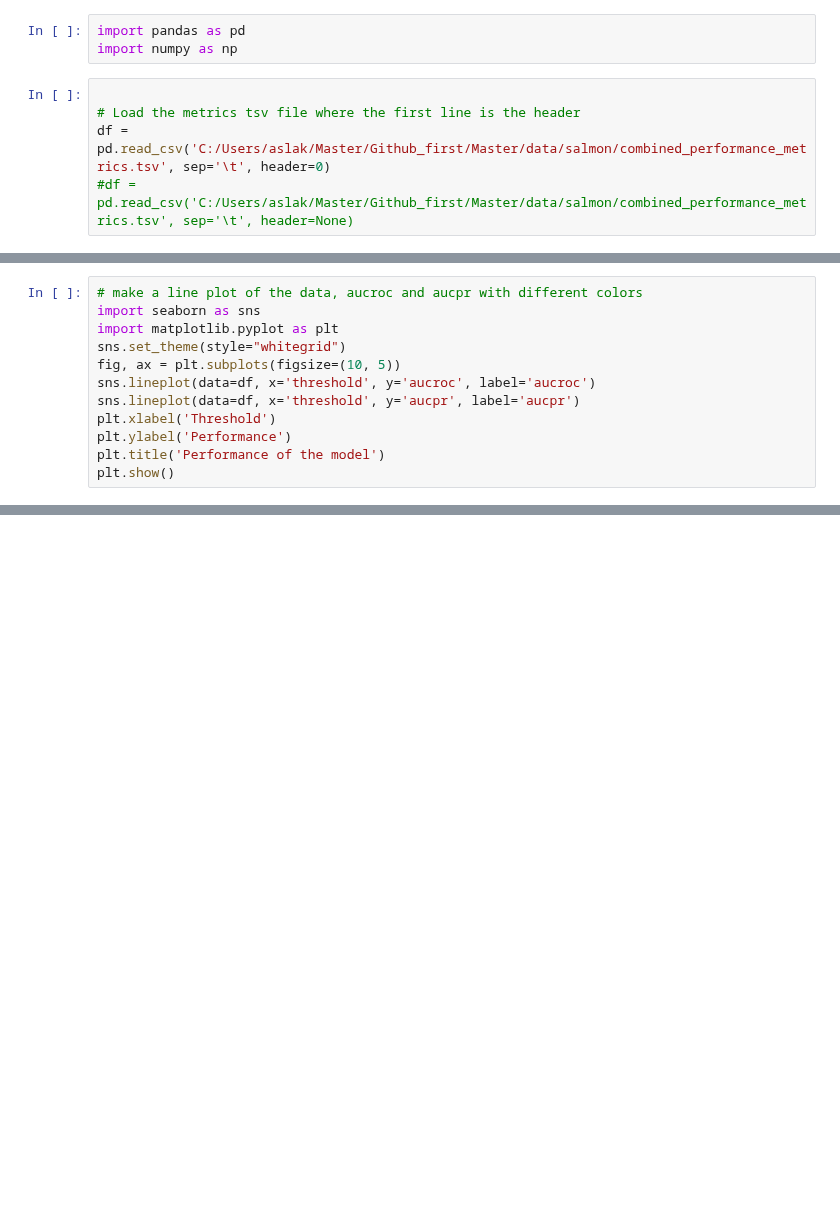
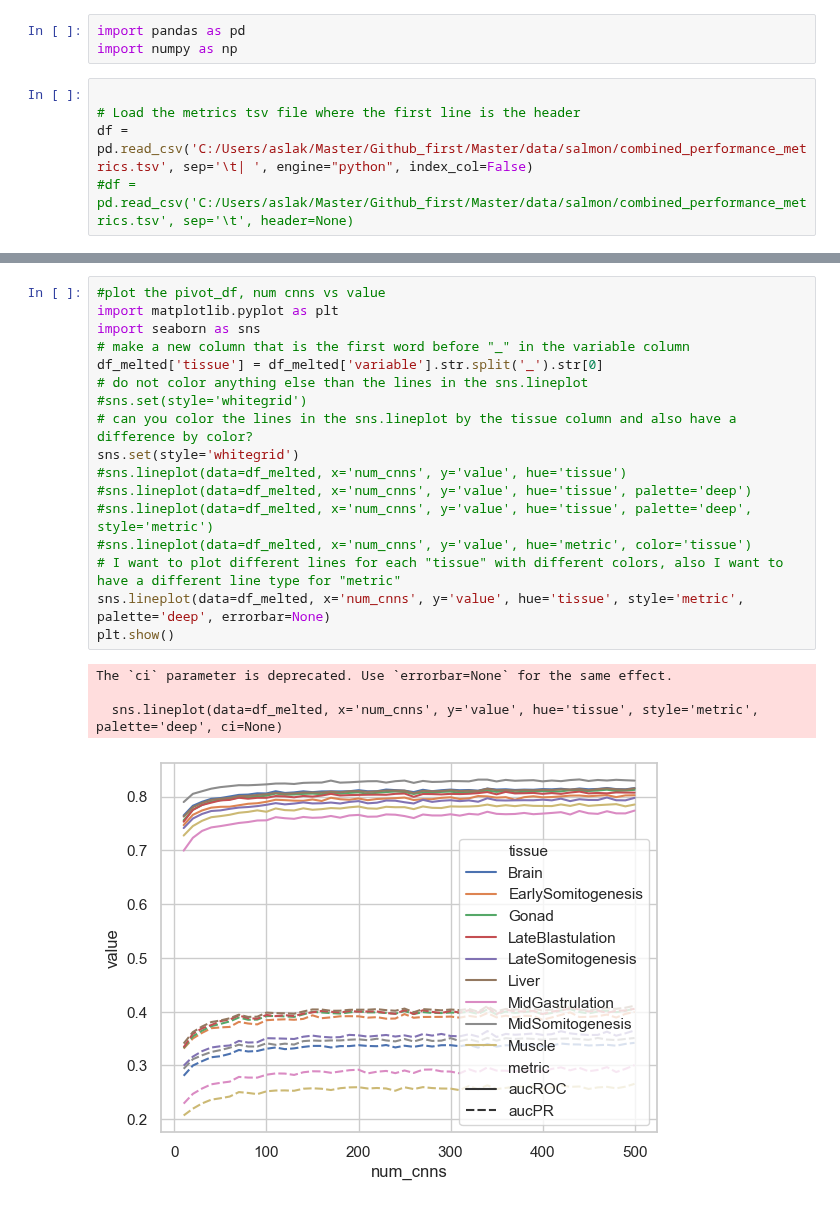
Before and after one commit to aslakbfj/Master, a Jupyter notebook: notebooks/view_all_metrics.ipynb, the cells around one changed output, grey strips where cells are left out. Saved outputs shown, nothing was run; the diff lists cells and outputs as text; blank space fills up the shorter version.

```diff
--- a/notebooks/view_all_metrics.ipynb
+++ b/notebooks/view_all_metrics.ipynb
@@ -4,7 +4,7 @@ import numpy as np
 # %%
 
 # Load the metrics tsv file where the first line is the header
-df = pd.read_csv('C:/Users/aslak/Master/Github_first/Master/data/salmon/combined_performance_metrics.tsv', sep='\t', header=0)
+df = pd.read_csv('C:/Users/aslak/Master/Github_first/Master/data/salmon/combined_performance_metrics.tsv', sep='\t| ', engine="python", index_col=False)
 #df = pd.read_csv('C:/Users/aslak/Master/Github_first/Master/data/salmon/combined_performance_metrics.tsv', sep='\t', header=None)
 # %%
 # print the first row
@@ -42,12 +20,0 @@ pivot_df.to_csv('C:/Users/aslak/Master/Github_first/Master/data/salmon/combined_
-# %%
-# make a line plot of the data, aucroc and aucpr with different colors
-import seaborn as sns
-import matplotlib.pyplot as plt
-sns.set_theme(style="whitegrid")
-fig, ax = plt.subplots(figsize=(10, 5))
-sns.lineplot(data=df, x='threshold', y='aucroc', label='aucroc')
-sns.lineplot(data=df, x='threshold', y='aucpr', label='aucpr')
-plt.xlabel('Threshold')
-plt.ylabel('Performance')
-plt.title('Performance of the model')
-plt.show()
@@ -126,0 +27,22 @@ print(good_lines)
+# %%
+#plot the pivot_df, num cnns vs value
+import matplotlib.pyplot as plt
+import seaborn as sns
+# make a new column that is the first word before "_" in the variable column
+df_melted['tissue'] = df_melted['variable'].str.split('_').str[0]
+# do not color anything else than the lines in the sns.lineplot
+#sns.set(style='whitegrid')
+# can you color the lines in the sns.lineplot by the tissue column and also have a difference by color?
+sns.set(style='whitegrid')
+#sns.lineplot(data=df_melted, x='num_cnns', y='value', hue='tissue')
+#sns.lineplot(data=df_melted, x='num_cnns', y='value', hue='tissue', palette='deep')
+#sns.lineplot(data=df_melted, x='num_cnns', y='value', hue='tissue', palette='deep', style='metric')
+#sns.lineplot(data=df_melted, x='num_cnns', y='value', hue='metric', color='tissue')
+# I want to plot different lines for each "tissue" with different colors, also I want to have a different line type for "metric"
+sns.lineplot(data=df_melted, x='num_cnns', y='value', hue='tissue', style='metric', palette='deep', errorbar=None)
+plt.show()
+# %% [output]
+The `ci` parameter is deprecated. Use `errorbar=None` for the same effect.
+
+  sns.lineplot(data=df_melted, x='num_cnns', y='value', hue='tissue', style='metric', palette='deep', ci=None)
+[figure, added]
```
Also changed, not shown: parts of 11 cells of this notebook, 9 other files.
